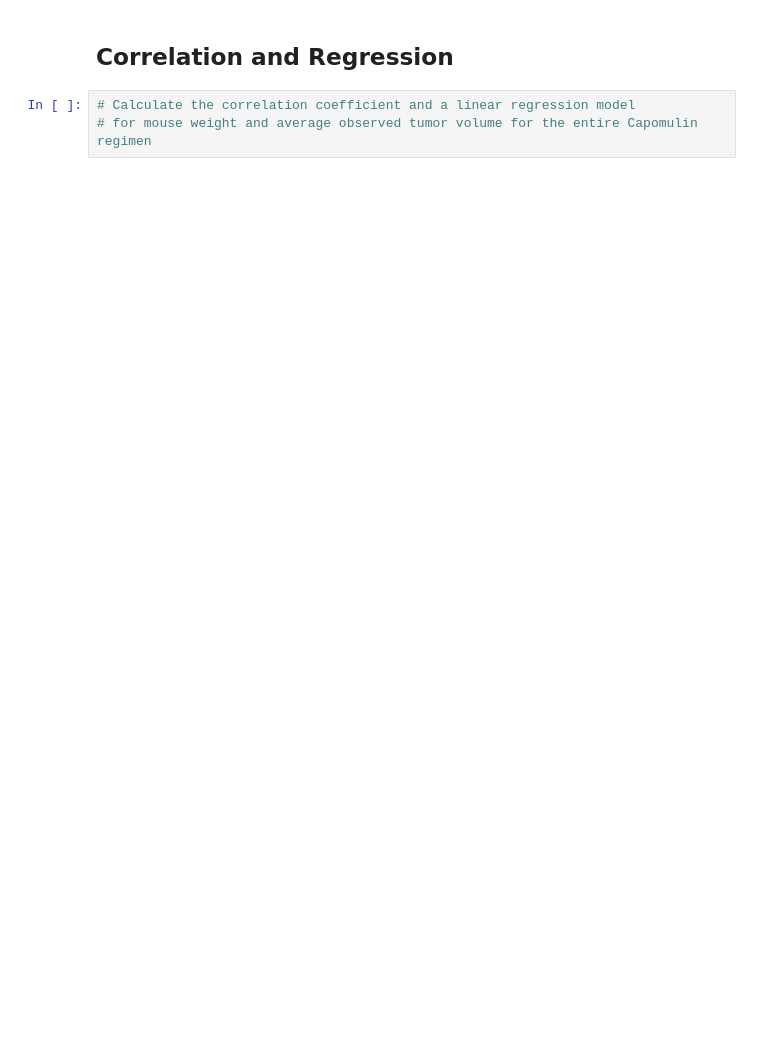
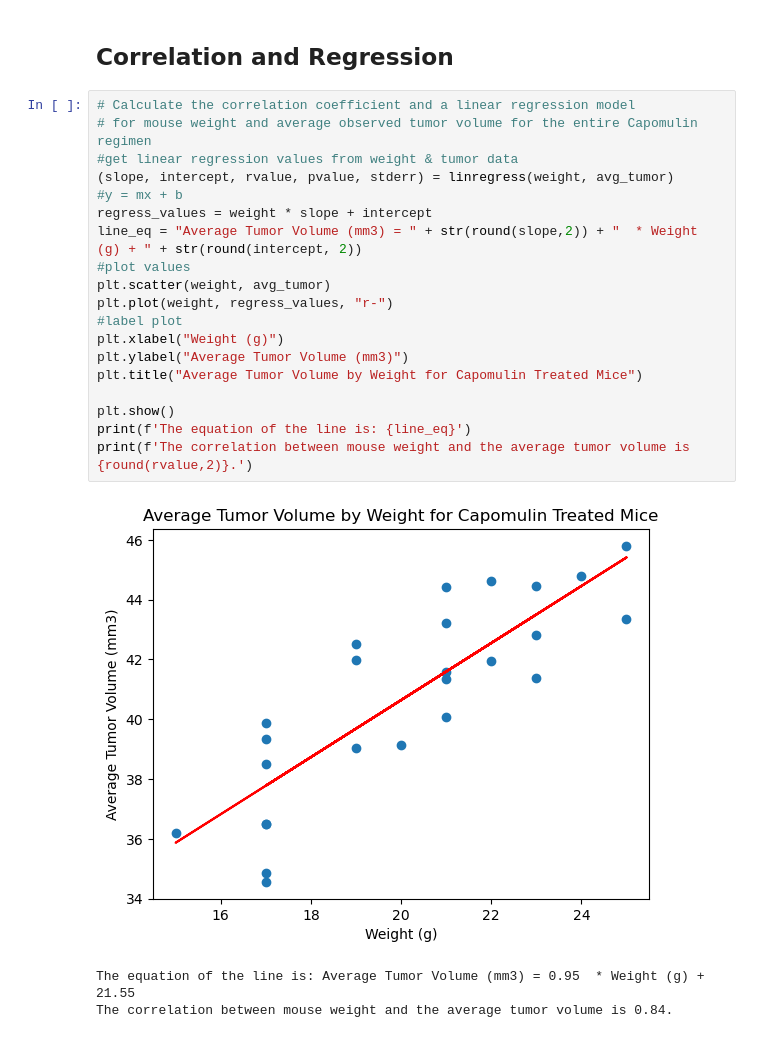
Before and after one commit to annabitzer/pymaceuticals_challenge, a Jupyter notebook: Pymaceuticals/pymaceuticals_module.ipynb, the cells around one changed output. Cells and saved outputs as stored; diff of their text form; blank space fills up the shorter version.

```diff
--- a/Pymaceuticals/pymaceuticals_module.ipynb
+++ b/Pymaceuticals/pymaceuticals_module.ipynb
@@ -213,5 +262,25 @@ plt.show()
 # %% [markdown]
 ## Correlation and Regression
-# %%
-# Calculate the correlation coefficient and a linear regression model
-# for mouse weight and average observed tumor volume for the entire Capomulin regimen
+# %%
+# Calculate the correlation coefficient and a linear regression model
+# for mouse weight and average observed tumor volume for the entire Capomulin regimen
+#get linear regression values from weight & tumor data
+(slope, intercept, rvalue, pvalue, stderr) = linregress(weight, avg_tumor)
+#y = mx + b
+regress_values = weight * slope + intercept
+line_eq = "Average Tumor Volume (mm3) = " + str(round(slope,2)) + "  * Weight (g) + " + str(round(intercept, 2))
+#plot values
+plt.scatter(weight, avg_tumor)
+plt.plot(weight, regress_values, "r-")
+#label plot
+plt.xlabel("Weight (g)")
+plt.ylabel("Average Tumor Volume (mm3)")
+plt.title("Average Tumor Volume by Weight for Capomulin Treated Mice")
+
+plt.show()
+print(f'The equation of the line is: {line_eq}')
+print(f'The correlation between mouse weight and the average tumor volume is {round(rvalue,2)}.')
+# %% [output]
+[figure, added]
+The equation of the line is: Average Tumor Volume (mm3) = 0.95  * Weight (g) + 21.55
+The correlation between mouse weight and the average tumor volume is 0.84.
```
Also changed, not shown: parts of 6 cells of this notebook.
